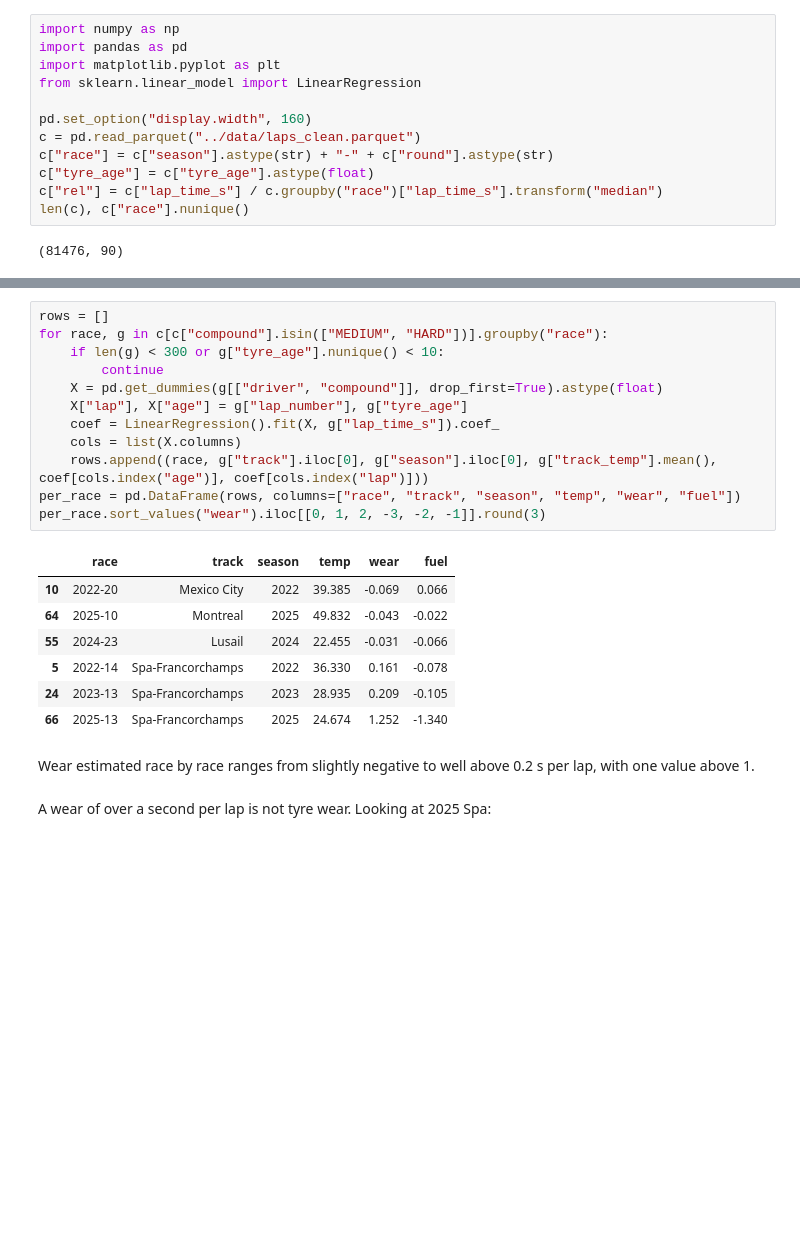
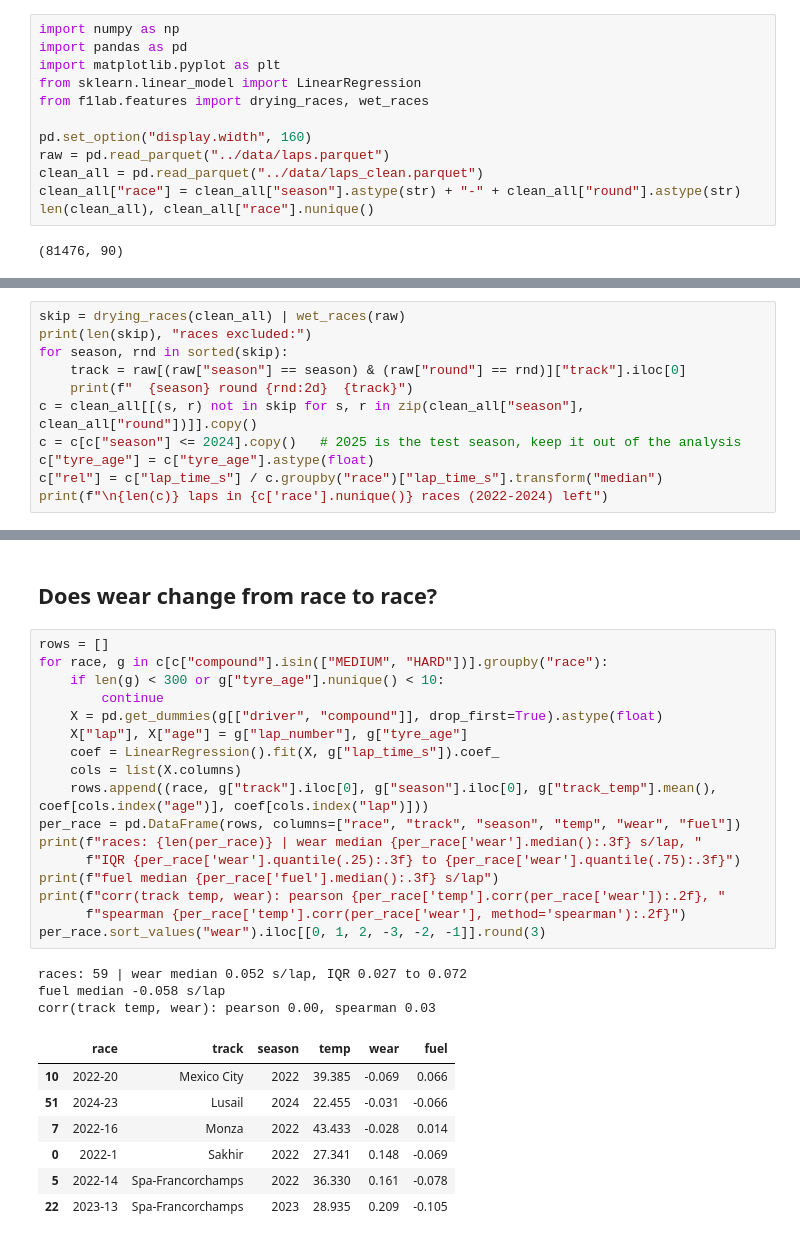
Before and after one commit to Thinkerious/F1LapDataAnalysis, a Jupyter notebook: notebooks/02_tyre_and_fuel.ipynb, the cells around one changed output, grey strips where cells are left out. Saved outputs shown, nothing was run; the diff lists cells and outputs as text; blank space fills up the shorter version.

```diff
--- a/notebooks/02_tyre_and_fuel.ipynb
+++ b/notebooks/02_tyre_and_fuel.ipynb
@@ -7,12 +7,12 @@ import numpy as np
 import pandas as pd
 import matplotlib.pyplot as plt
 from sklearn.linear_model import LinearRegression
+from f1lab.features import drying_races, wet_races
 
 pd.set_option("display.width", 160)
-c = pd.read_parquet("../data/laps_clean.parquet")
-c["race"] = c["season"].astype(str) + "-" + c["round"].astype(str)
-c["tyre_age"] = c["tyre_age"].astype(float)
-c["rel"] = c["lap_time_s"] / c.groupby("race")["lap_time_s"].transform("median")
-len(c), c["race"].nunique()
+raw = pd.read_parquet("../data/laps.parquet")
+clean_all = pd.read_parquet("../data/laps_clean.parquet")
+clean_all["race"] = clean_all["season"].astype(str) + "-" + clean_all["round"].astype(str)
+len(clean_all), clean_all["race"].nunique()
 # %% [output]
 (81476, 90)
@@ -22,0 +44,11 @@ Median lap time (relative to the race median) by tyre age, per compound. Only ag
+# %%
+skip = drying_races(clean_all) | wet_races(raw)
+print(len(skip), "races excluded:")
+for season, rnd in sorted(skip):
+    track = raw[(raw["season"] == season) & (raw["round"] == rnd)]["track"].iloc[0]
+    print(f"  {season} round {rnd:2d}  {track}")
+c = clean_all[[(s, r) not in skip for s, r in zip(clean_all["season"], clean_all["round"])]].copy()
+c = c[c["season"] <= 2024].copy()   # 2025 is the test season, keep it out of the analysis
+c["tyre_age"] = c["tyre_age"].astype(float)
+c["rel"] = c["lap_time_s"] / c.groupby("race")["lap_time_s"].transform("median")
+print(f"\n{len(c)} laps in {c['race'].nunique()} races (2022-2024) left")
@@ -99,25 +135,30 @@ The same regression run separately per race (medium and hard only, which most ra
+# %% [markdown]
+## Does wear change from race to race?
 # %%
 rows = []
 for race, g in c[c["compound"].isin(["MEDIUM", "HARD"])].groupby("race"):
     if len(g) < 300 or g["tyre_age"].nunique() < 10:
         continue
     X = pd.get_dummies(g[["driver", "compound"]], drop_first=True).astype(float)
     X["lap"], X["age"] = g["lap_number"], g["tyre_age"]
     coef = LinearRegression().fit(X, g["lap_time_s"]).coef_
     cols = list(X.columns)
     rows.append((race, g["track"].iloc[0], g["season"].iloc[0], g["track_temp"].mean(), coef[cols.index("age")], coef[cols.index("lap")]))
 per_race = pd.DataFrame(rows, columns=["race", "track", "season", "temp", "wear", "fuel"])
+print(f"races: {len(per_race)} | wear median {per_race['wear'].median():.3f} s/lap, "
+      f"IQR {per_race['wear'].quantile(.25):.3f} to {per_race['wear'].quantile(.75):.3f}")
+print(f"fuel median {per_race['fuel'].median():.3f} s/lap")
+print(f"corr(track temp, wear): pearson {per_race['temp'].corr(per_race['wear']):.2f}, "
+      f"spearman {per_race['temp'].corr(per_race['wear'], method='spearman'):.2f}")
 per_race.sort_values("wear").iloc[[0, 1, 2, -3, -2, -1]].round(3)
 # %% [output]
+races: 59 | wear median 0.052 s/lap, IQR 0.027 to 0.072
+fuel median -0.058 s/lap
+corr(track temp, wear): pearson 0.00, spearman 0.03
 |  | race | track | season | temp | wear | fuel |
 | 10 | 2022-20 | Mexico City | 2022 | 39.385 | -0.069 | 0.066 |
-| 64 | 2025-10 | Montreal | 2025 | 49.832 | -0.043 | -0.022 |
-| 55 | 2024-23 | Lusail | 2024 | 22.455 | -0.031 | -0.066 |
+| 51 | 2024-23 | Lusail | 2024 | 22.455 | -0.031 | -0.066 |
+| 7 | 2022-16 | Monza | 2022 | 43.433 | -0.028 | 0.014 |
+| 0 | 2022-1 | Sakhir | 2022 | 27.341 | 0.148 | -0.069 |
 | 5 | 2022-14 | Spa-Francorchamps | 2022 | 36.330 | 0.161 | -0.078 |
-| 24 | 2023-13 | Spa-Francorchamps | 2023 | 28.935 | 0.209 | -0.105 |
-| 66 | 2025-13 | Spa-Francorchamps | 2025 | 24.674 | 1.252 | -1.340 |
+| 22 | 2023-13 | Spa-Francorchamps | 2023 | 28.935 | 0.209 | -0.105 |
-# %% [markdown]
-Wear estimated race by race ranges from slightly negative to well above 0.2 s per
-lap, with one value above 1.
-# %% [markdown]
-A wear of over a second per lap is not tyre wear. Looking at 2025 Spa:
```
Also changed, not shown: parts of 28 cells of this notebook.
